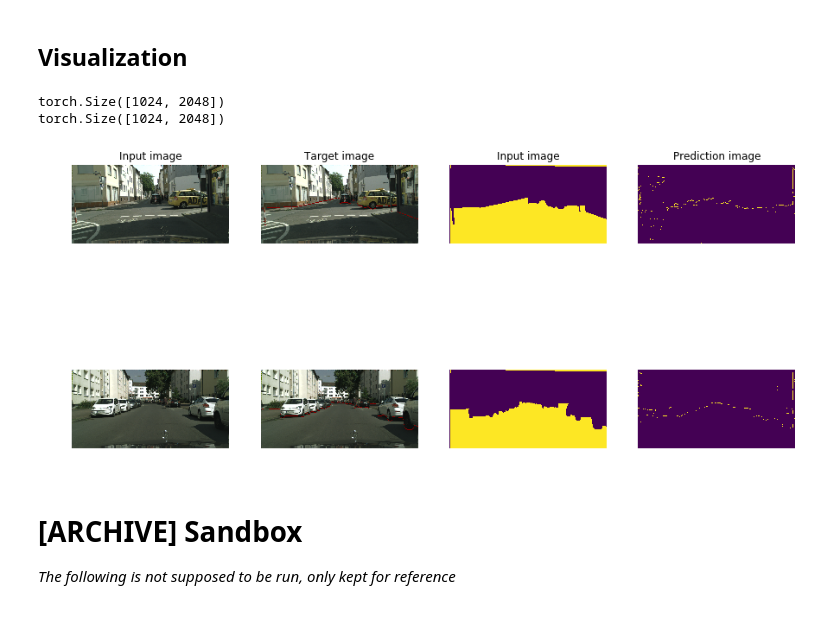
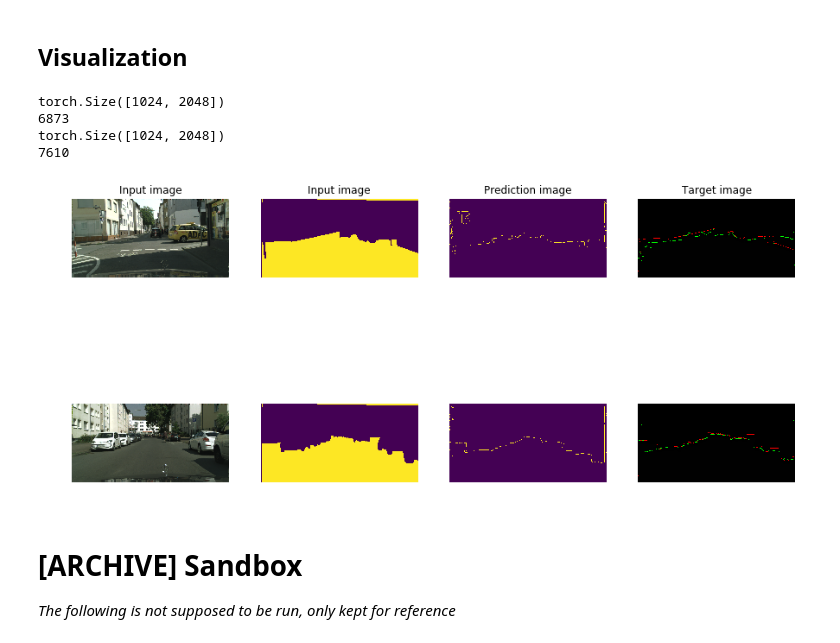
Before and after one commit to Zhuyue0324/dlcv1718, a Jupyter notebook: DL4CV_project.ipynb, the cells around one changed output. Saved outputs shown, nothing was run; the diff lists cells and outputs as text; code cells hidden in the pictures.

Commit message:
should save compare now

```diff
--- a/DL4CV_project.ipynb
+++ b/DL4CV_project.ipynb
@@ -332,43 +332,56 @@ for i in range (NB_SAMPLE_IMGS):
     plt.imshow(img.transpose(1,2,0))
     if i == 0:
         plt.title("Input image")
-
+    """
 
     # target
     plt.subplot(NB_SAMPLE_IMGS, 4, i * 4 + 2)
     plt.axis('off')
     plt.imshow(lowest_non_road_color(img, target))
     if i == 0:
         plt.title("Target image")
-    """ """
+    """
     # target reduced to 2 classes
-    plt.subplot(NB_SAMPLE_IMGS, 4, i * 4 + 3)
+    plt.subplot(NB_SAMPLE_IMGS, 4, i * 4 + 2)
     plt.axis('off')
-    plt.imshow(reduce(target, ROAD_LABELS))
+    red = reduce(target, ROAD_LABELS)
+    plt.imshow(red)
     if i == 0:
         plt.title("Input image")
 
     # pred
     npred = pred.numpy()
+    plt.subplot(NB_SAMPLE_IMGS, 4, i * 4 + 3)
+    plt.axis('off')
+    es = edge_smoother(npred)
+    plt.imshow(es)
+    if i == 0:
+        plt.title("Prediction image")
+
+    # comparison
     plt.subplot(NB_SAMPLE_IMGS, 4, i * 4 + 4)
     plt.axis('off')
-    plt.imshow(edge_smoother(npred))
+    comp = compare2(red, es)
+    plt.imshow(comp)
     if i == 0:
-        plt.title("Prediction image")
+        plt.title("Target image")
 
     # save it ==> TODO debug
     IM = Image.fromarray((npred*255).astype('uint8'))
     IM.save("pred_"+str(i)+".jpeg")
-    EG = Image.fromarray((edge_smoother(npred)*255).astype('uint8'))
+    EG = Image.fromarray((es*255).astype('uint8'))
     EG.save("canny_"+str(i)+".jpeg")
-
+    CP = Image.fromarray(comp)
+    CP.save("compare_"+str(i)+".jpeg")
 
 
 plt.show()
 # %% [output]
 torch.Size([1024, 2048])
+6873
 torch.Size([1024, 2048])
+7610
-[figure, old version]
+[figure, new version]
 # %% [markdown]
 # [ARCHIVE] Sandbox
 
```
Also changed, not shown: parts of 1 cell of this notebook.
